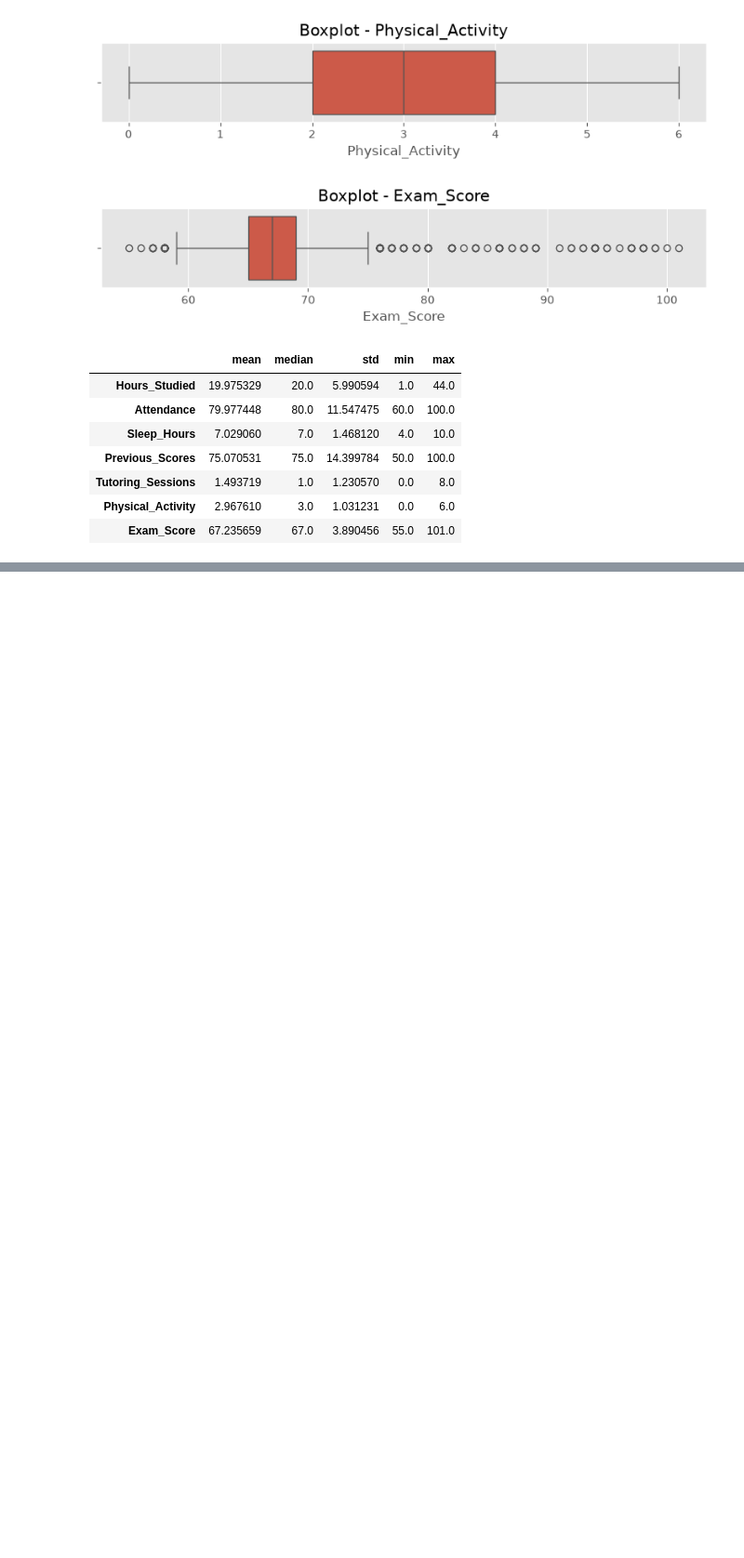
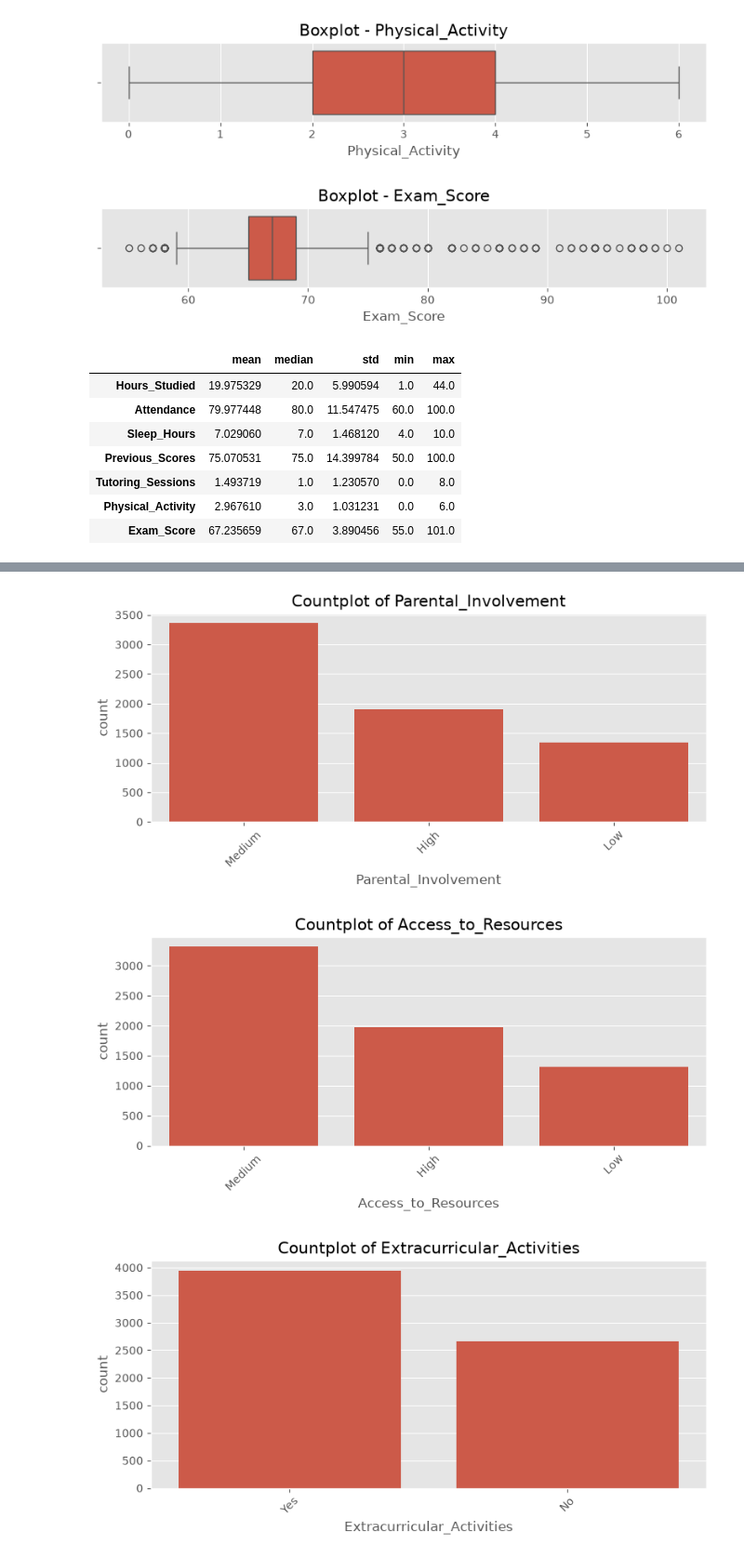
Before and after one commit to Janusha-Weerasinghe/student-performance-prediction, a Jupyter notebook: notebooks/01_eda.ipynb, the cells around one changed output, grey strips where cells are left out. Shown at 93% size. Cells and saved outputs as stored; diff of their text form; code cells hidden in the pictures; blank space fills up the shorter version.

Commit message:
EDA part02- Categorical Feature Analysis

```diff
--- a/notebooks/01_eda.ipynb
+++ b/notebooks/01_eda.ipynb
@@ -530,0 +586,12 @@ summary
+# %%
+# Category Percentages
+# 💡 Theory
+
+# Raw counts don't always tell the full story. Percentages help compare distributions.
+
+
+for column in categorical_columns:
+    print("=" * 50)
+    print(f"{column} (%)")
+    print(df[column].value_counts(normalize=True) * 100)
+    print()
@@ -530,0 +616,33 @@ summary
+# %%
+# Countplot
+# 💡 Theory
+
+# A countplot shows the number of records in each category.
+
+# It's one of the most common visualizations for categorical data.
+
+
+import matplotlib.pyplot as plt
+import seaborn as sns
+
+for column in categorical_columns:
+
+    plt.figure(figsize=(8,4))
+
+    sns.countplot(
+        data=df,
+        x=column,
+        order=df[column].value_counts().index
+    )
+
+    plt.title(f"Countplot of {column}")
+
+    plt.xticks(rotation=45)
+
+    plt.tight_layout()
+
+    plt.show()
+# %% [output]
+[figure, added]
+[figure, added]
+[figure, added]
```
Also changed, not shown: parts of 7 cells of this notebook, 15 other files.
